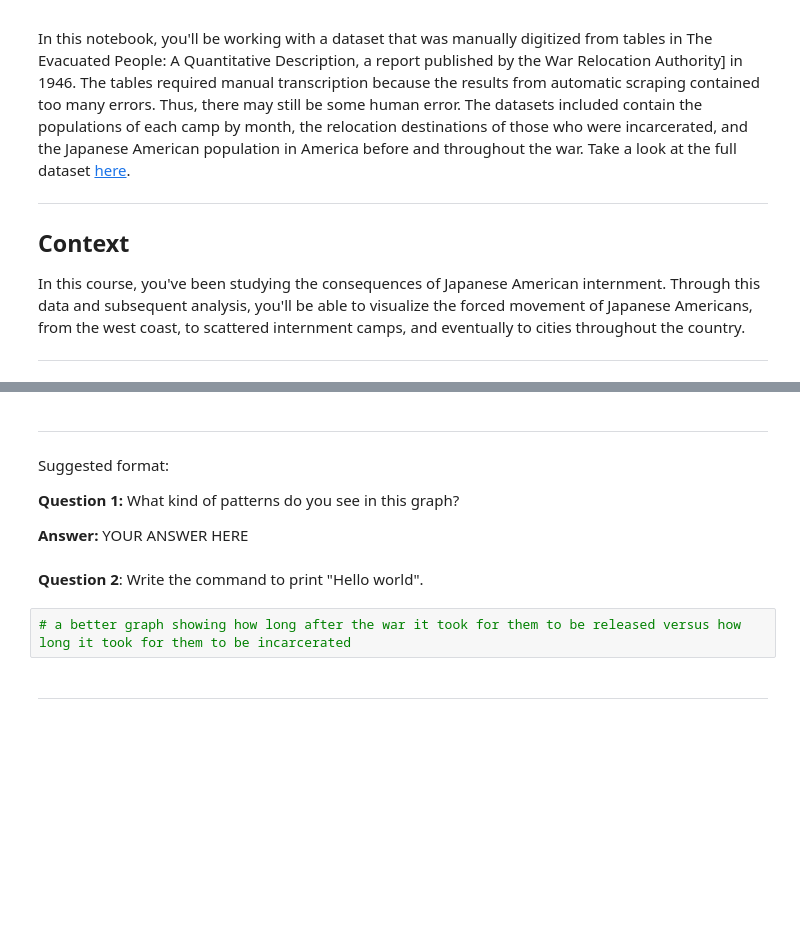
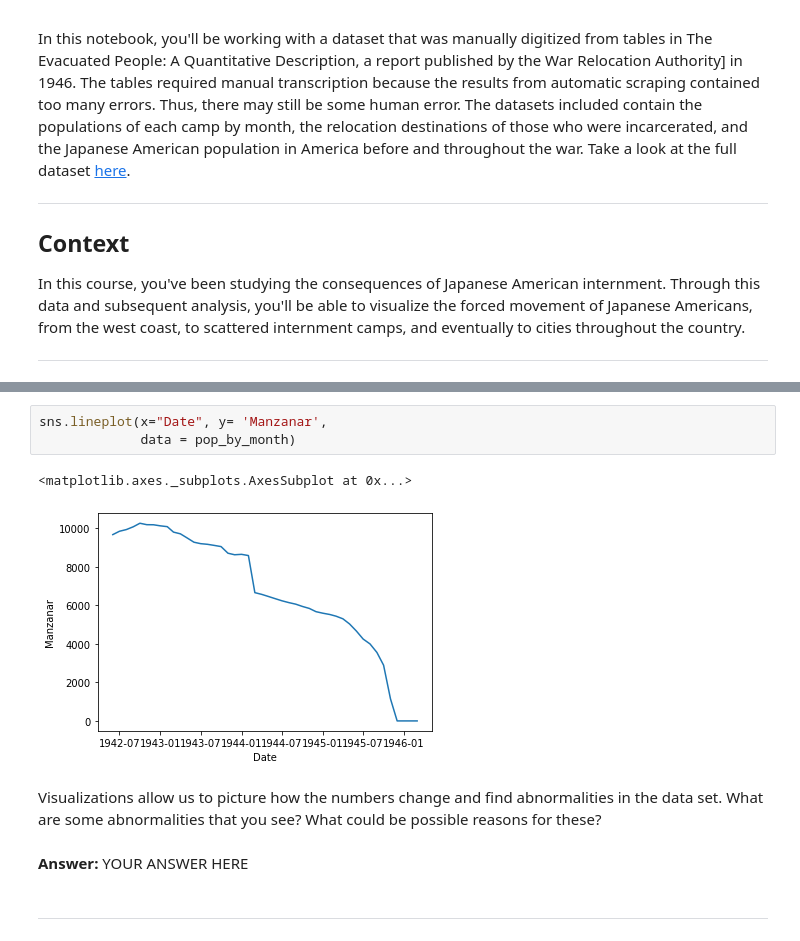
Before and after one commit to ds-modules/colwrit-r4b, a Jupyter notebook: Japanese-Internment-notebook.ipynb, the cells around one changed output, grey strips where cells are left out. Cells and saved outputs as stored; diff of their text form; blank space fills up the shorter version.

```diff
--- a/Japanese-Internment-notebook.ipynb
+++ b/Japanese-Internment-notebook.ipynb
@@ -121,15 +191,13 @@ Ask students questions to get them thinking about the data themselves. Make sure
+# %%
+sns.lineplot(x="Date", y= 'Manzanar',
+             data = pop_by_month)
+# %% [output]
+<matplotlib.axes._subplots.AxesSubplot at 0x...>
+[figure, added]
+# %% [markdown]
+Visualizations allow us to picture how the numbers change and find abnormalities in the data set. What are some abnormalities that you see? What could be possible reasons for these?
 # %% [markdown]
----
-
-Suggested format:
-
-<b>Question 1:</b> What kind of patterns do you see in this graph?
-
 <b>Answer: </b> YOUR ANSWER HERE
-# %% [markdown]
-<b> Question 2</b>: Write the command to print "Hello world".
-# %%
-# a better graph showing how long after the war it took for them to be released versus how long it took for them to be incarcerated
 # %% [markdown]
 ---
 # %% [markdown]
```
Also changed, not shown: parts of 31 cells of this notebook.
